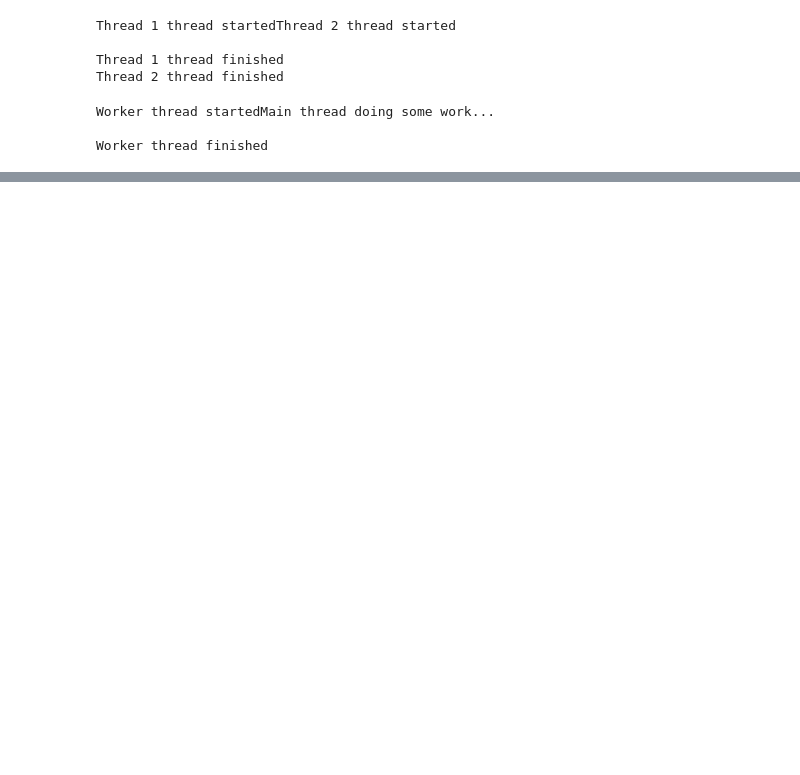
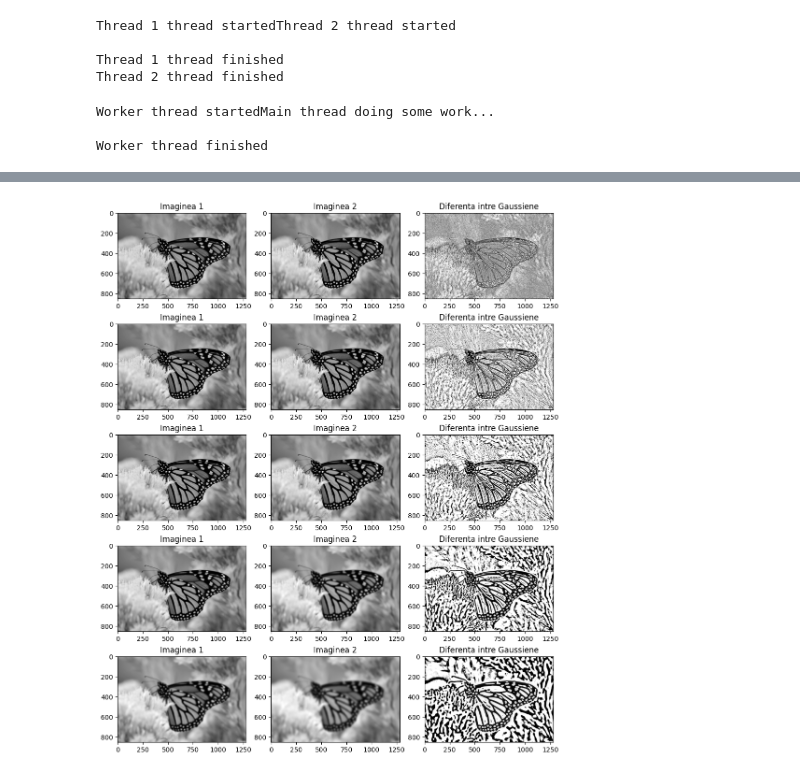
Before and after one commit to predaalex/licenta, a Jupyter notebook: playground.ipynb, the cells around one changed output, grey strips where cells are left out. Cells and saved outputs as stored; diff of their text form; code cells hidden in the pictures; blank space fills up the shorter version.

```diff
--- a/playground.ipynb
+++ b/playground.ipynb
@@ -305,0 +78,32 @@ import mouse
+# %%
+import matplotlib.pyplot as plt
+from scipy.ndimage import gaussian_filter
+import cv2 as cv
+img_originala = cv.imread("resources/butterfly.jpg")
+img_originala = cv.cvtColor(img_originala, cv.COLOR_BGR2GRAY)
+sigma = 1  # Standard deviation of the first Gaussian filter
+
+fix, axs = plt.subplots(5, 3, figsize=(10, 12))
+
+for i in range(5):
+    axs[i][0].imshow(img_originala, cmap='gray', )
+    axs[i][0].set_title("Imaginea 1")
+
+    img_blur = gaussian_filter(img_originala, sigma)
+
+    axs[i][1].imshow(img_blur, cmap='gray')
+    axs[i][1].set_title("Imaginea 2")
+
+    dog = img_blur - img_originala
+
+    axs[i][2].imshow(dog, cmap='gray')
+    axs[i][2].set_title("Diferenta intre Gaussiene")
+
+    img_originala = img_blur
+    sigma += i
+
+
+plt.tight_layout()
+plt.show()
+# %% [output]
+[figure, added]
```
Also changed, not shown: parts of 9 cells of this notebook, 7 other files.
